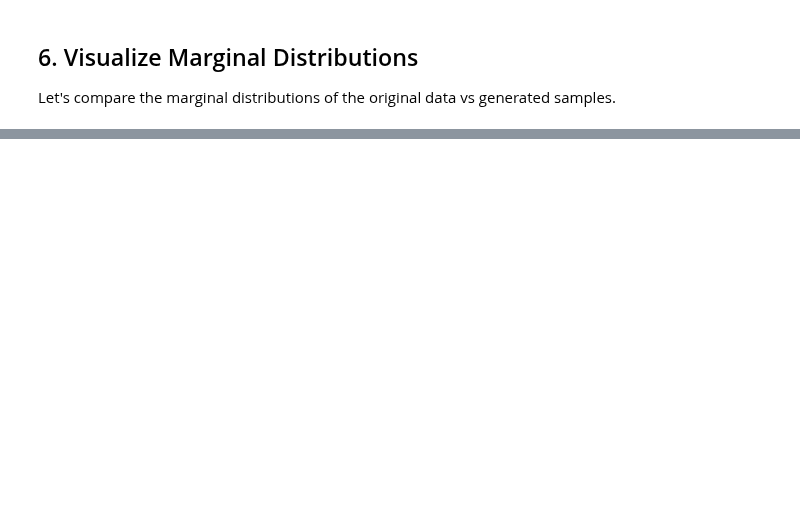
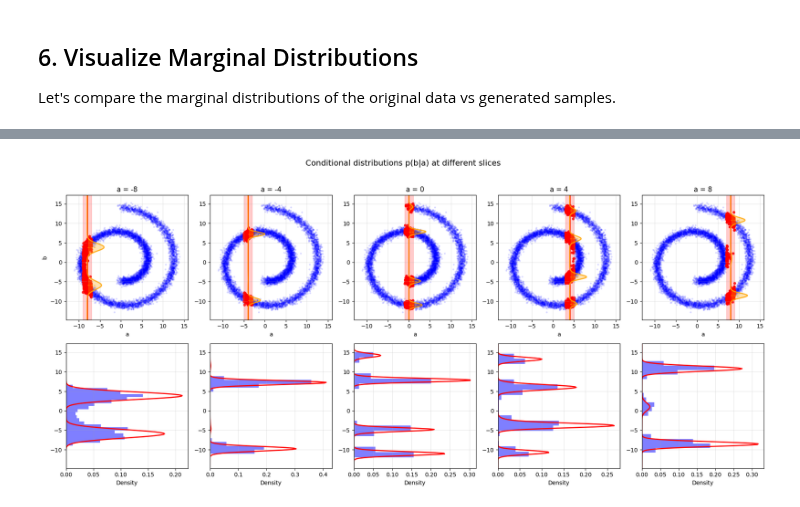
Before and after one commit to rueckstiess/origami, a Jupyter notebook: notebooks/example_continuous_mode.ipynb, the cells around one changed output, grey strips where cells are left out. Drawn from its saved outputs; the diff is of its cells as text; code cells hidden in the pictures; blank space fills up the shorter version.

```diff
--- a/notebooks/example_continuous_mode.ipynb
+++ b/notebooks/example_continuous_mode.ipynb
@@ -522,0 +424,65 @@ The continuous head with Mixture of Gaussians is particularly useful for:
+# %%
+# Static multi-panel view at different a values
+a_values = [-8, -4, 0, 4, 8]
+tolerance = 1.0
+
+fig, axes = plt.subplots(2, len(a_values), figsize=(18, 8), gridspec_kw={"height_ratios": [2, 2]})
+
+for col, a_val in enumerate(a_values):
+    # Top row: scatter with slice + aligned distribution
+    ax_main = axes[0, col]
+    ax_main.scatter(all_a, all_b, alpha=0.1, s=5, c="blue")
+    ax_main.axvline(a_val, color="red", linewidth=2)
+    ax_main.axvspan(a_val - tolerance, a_val + tolerance, alpha=0.2, color="red")
+
+    mask = np.abs(all_a - a_val) < tolerance
+    ax_main.scatter(all_a[mask], all_b[mask], alpha=0.8, s=15, c="red")
+
+    # Overlay the MoG distribution as a horizontal density plot at the slice position
+    if mask.sum() > 5:
+        weights, means, stds = get_mog_params(float(a_val))
+        b_range = np.linspace(b_min - 2, b_max + 2, 200)
+        mixture_pdf = mog_pdf(b_range, weights, means, stds)
+
+        # Scale PDF to fit nicely in the plot (adjust width)
+        pdf_scaled = mixture_pdf / mixture_pdf.max() * 4  # Scale to ~4 units wide
+        ax_main.plot(a_val + pdf_scaled, b_range, "orange", linewidth=2, alpha=0.8)
+        ax_main.fill_betweenx(b_range, a_val, a_val + pdf_scaled, alpha=0.3, color="orange")
+
+        # Mark component means
+        for w, m in zip(weights, means, strict=True):
+            if w > 0.05:
+                ax_main.plot([a_val, a_val + 2], [m, m], "orange", linestyle="--", alpha=0.7, linewidth=1)
+
+    ax_main.set_xlim(a_min - 2, a_max + 2)
+    ax_main.set_ylim(b_min - 2, b_max + 2)
+    ax_main.set_title(f"a = {a_val}")
+    ax_main.set_xlabel("a")
+    if col == 0:
+        ax_main.set_ylabel("b")
+    ax_main.grid(True, alpha=0.3)
+
+    # Bottom row: horizontal histogram for comparison
+    ax_hist = axes[1, col]
+    b_in_slice = all_b[mask]
+
+    if len(b_in_slice) > 5:
+        ax_hist.hist(b_in_slice, bins=20, density=True, alpha=0.5, color="blue", orientation="horizontal")
+
+        weights, means, stds = get_mog_params(float(a_val))
+        b_range = np.linspace(b_min - 2, b_max + 2, 200)
+        mixture_pdf = mog_pdf(b_range, weights, means, stds)
+        ax_hist.plot(mixture_pdf, b_range, "r-", linewidth=2)
+
+        ax_hist.set_xlabel("Density")
+        ax_hist.set_ylim(b_min - 2, b_max + 2)
+    else:
+        ax_hist.text(0.5, 0.5, "Few points", ha="center", va="center", transform=ax_hist.transAxes)
+
+    ax_hist.grid(True, alpha=0.3)
+
+plt.suptitle("Conditional distributions p(b|a) at different slices", fontsize=14, y=1.02)
+plt.tight_layout()
+plt.show()
+# %% [output]
+[figure, added]
```
Also changed, not shown: parts of 27 cells of this notebook, 18 other files.
